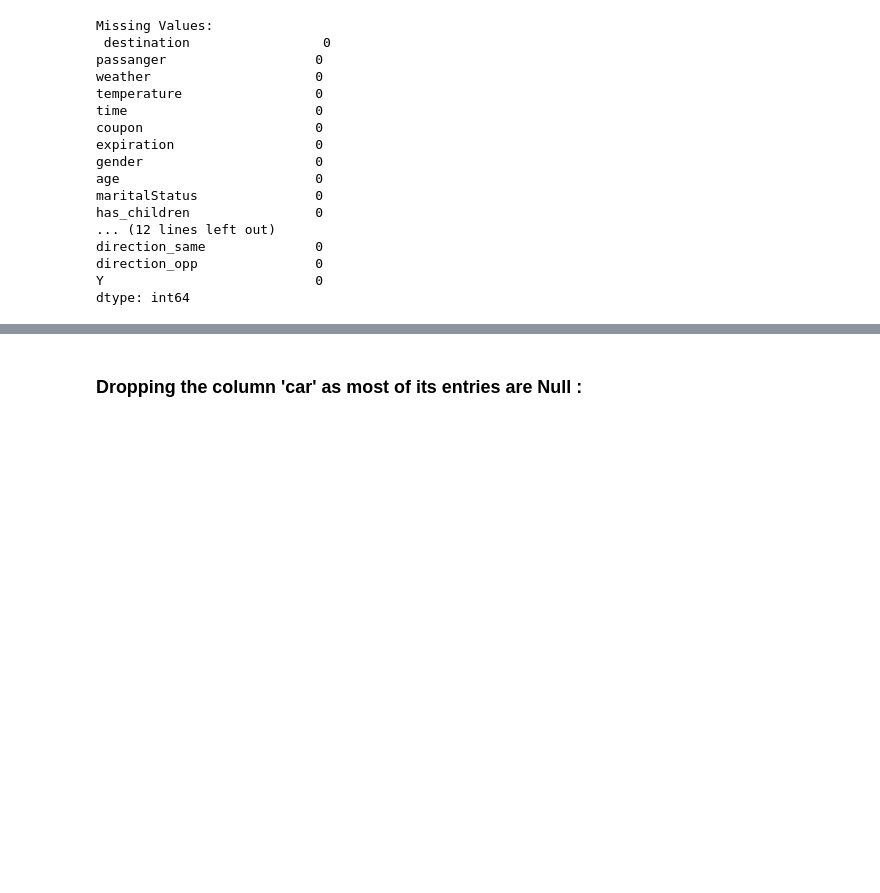
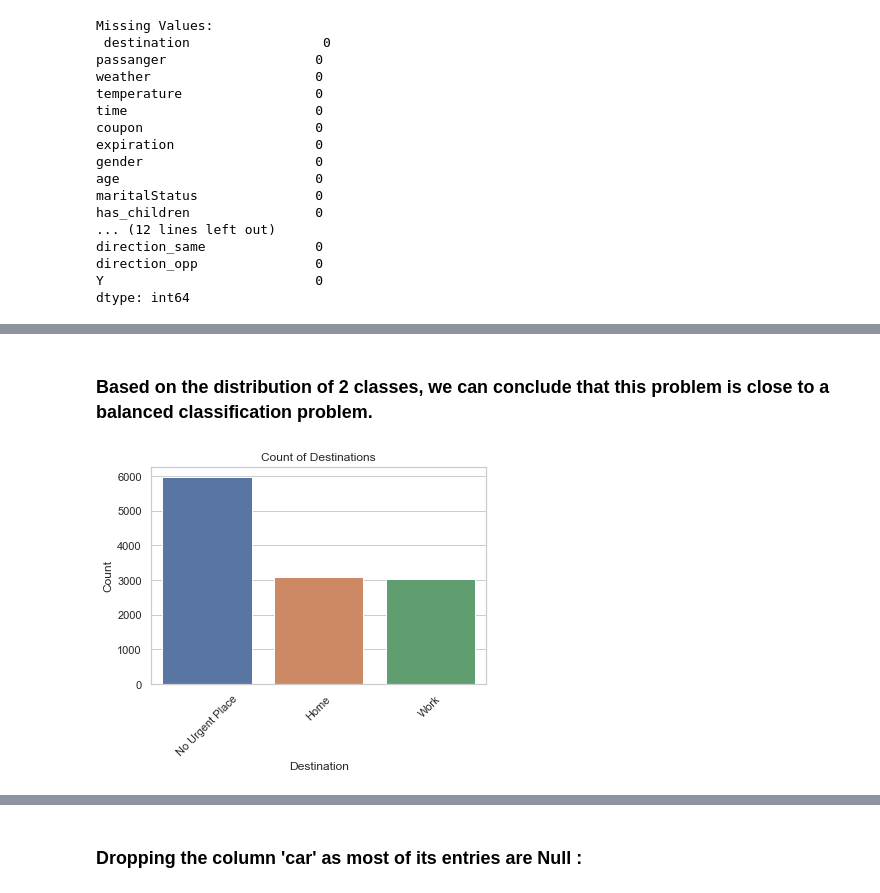
Before and after one commit to DATA-606-2023-FALL-MONDAY/Kasuganti_Saathyak, a Jupyter notebook: src/WIP_notebook.ipynb, the cells around one changed output, grey strips where cells are left out. Cells and saved outputs as stored; diff of their text form; code cells hidden in the pictures; blank space fills up the shorter version.

```diff
--- a/src/WIP_notebook.ipynb
+++ b/src/WIP_notebook.ipynb
@@ -59,0 +81,14 @@ dtype: int64
+# %% [markdown]
+### Based on the distribution of 2 classes, we can conclude that this problem is close to a balanced classification problem.
+# %%
+import matplotlib.pyplot as plt
+
+sns.set(style="whitegrid")
+sns.countplot(x='destination', data=df)
+plt.xlabel('Destination')
+plt.ylabel('Count')
+plt.title('Count of Destinations')
+plt.xticks(rotation=45)
+plt.show()
+# %% [output]
+[figure, added]
```
Also changed, not shown: parts of 26 cells of this notebook.
